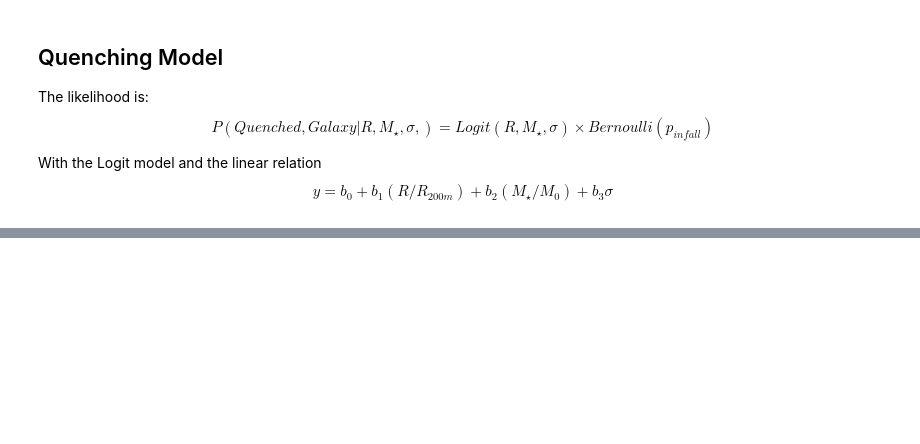
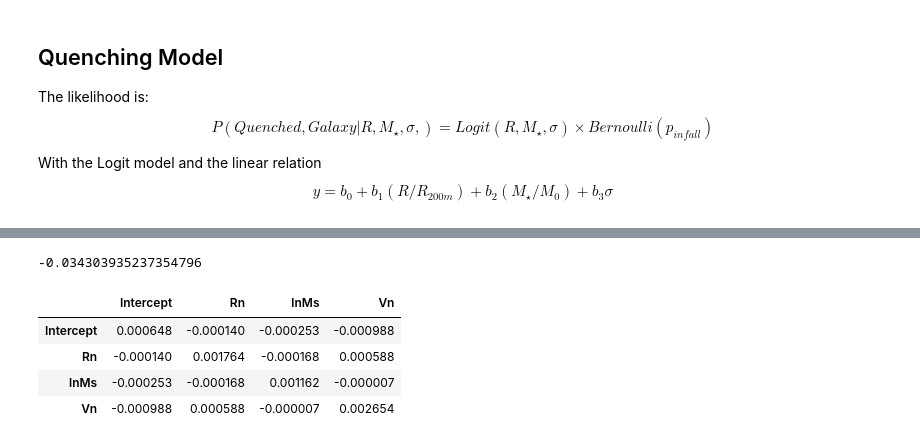
Before and after one commit to estevesjh/galaxyFormation, a Jupyter notebook: bayesianAnalysis/logisticRegression.ipynb, the cells around one changed output, grey strips where cells are left out. Saved outputs shown, nothing was run; the diff lists cells and outputs as text; code cells hidden in the pictures; blank space fills up the shorter version.

```diff
--- a/bayesianAnalysis/logisticRegression.ipynb
+++ b/bayesianAnalysis/logisticRegression.ipynb
@@ -154,0 +161,12 @@ with pm.Model(coords=coords) as manual_logistic_model:
+# %%
+result.params.Intercept
+# %% [output]
+-0.034303935237354796
+# %%
+result.normalized_cov_params
+# %% [output]
+|  | Intercept | Rn | lnMs | Vn |
+| Intercept | 0.000648 | -0.000140 | -0.000253 | -0.000988 |
+| Rn | -0.000140 | 0.001764 | -0.000168 | 0.000588 |
+| lnMs | -0.000253 | -0.000168 | 0.001162 | -0.000007 |
+| Vn | -0.000988 | 0.000588 | -0.000007 | 0.002654 |
```
Also changed, not shown: parts of 68 cells of this notebook.
